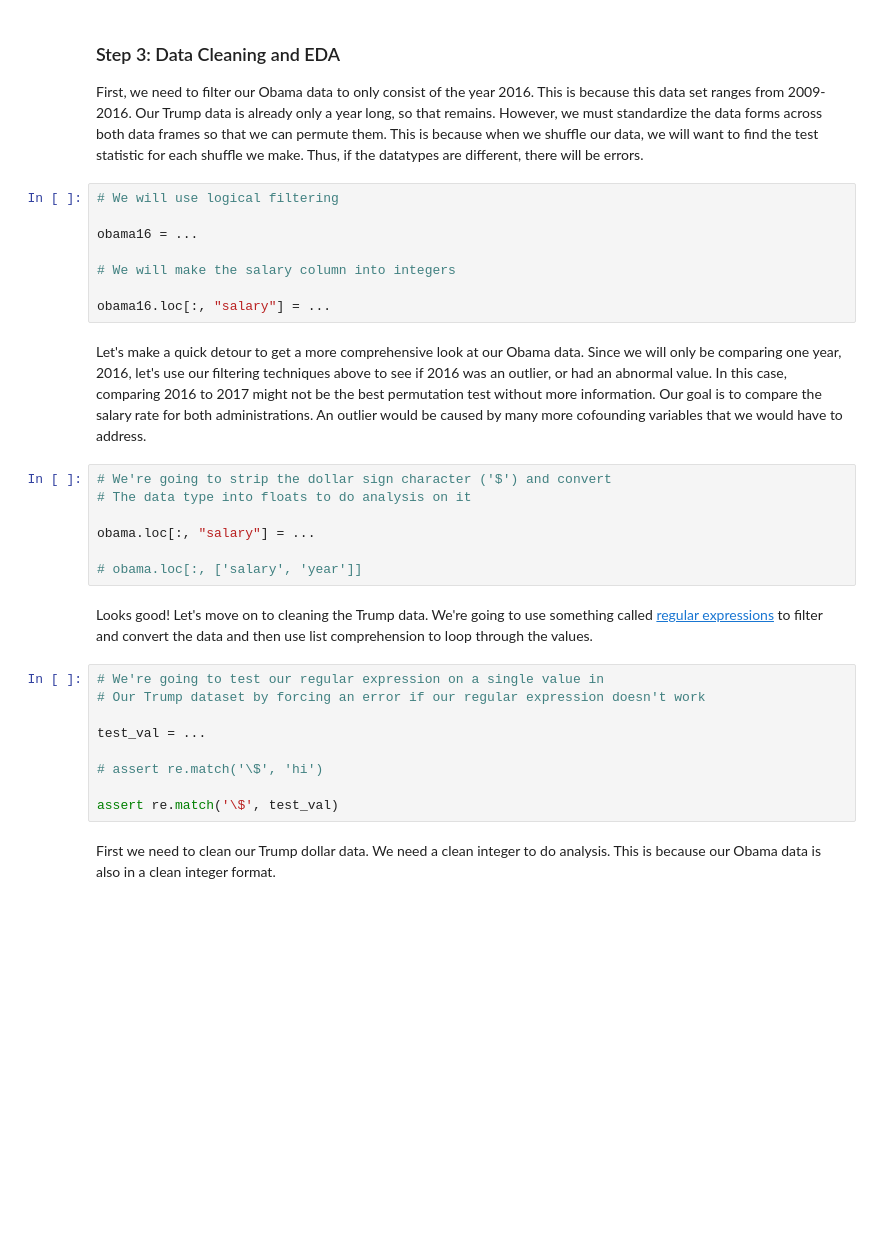
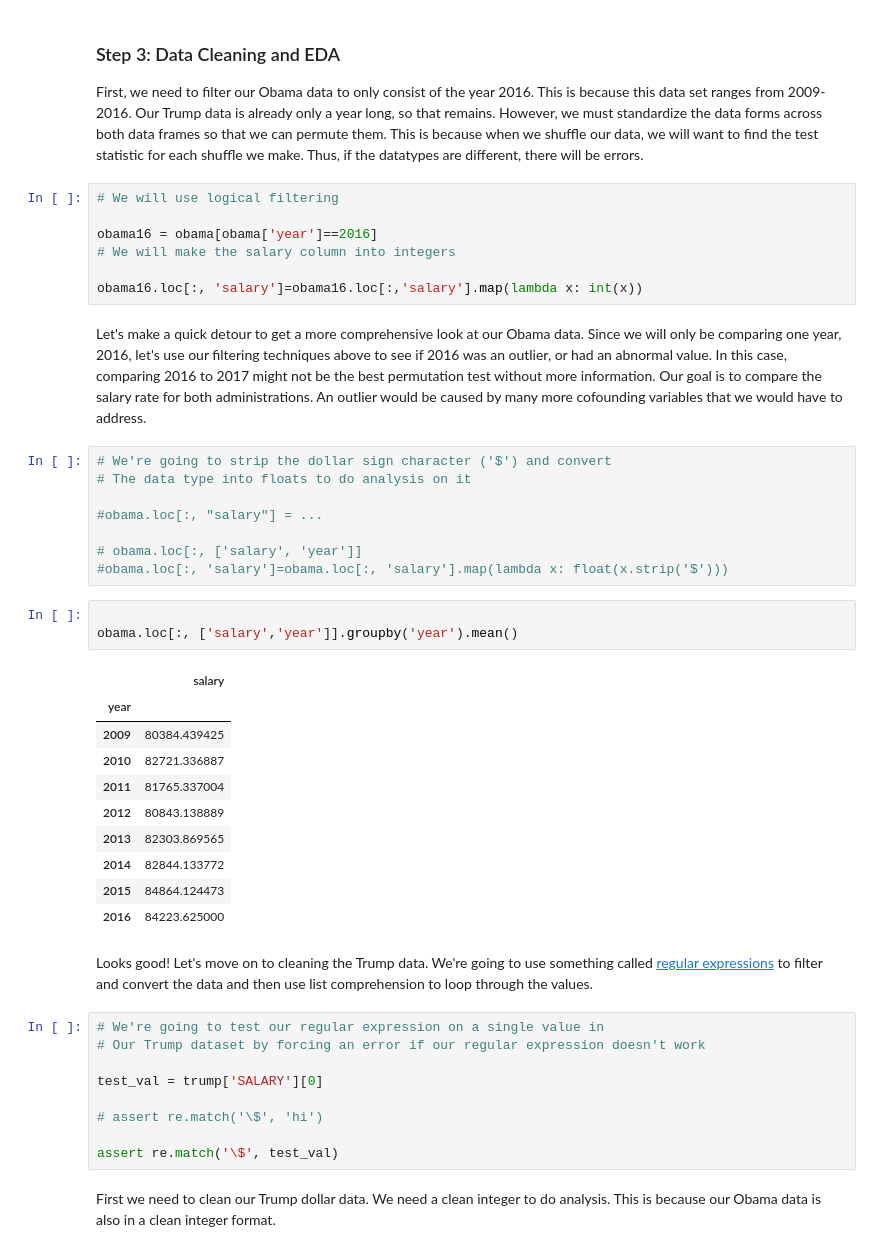
Before and after one commit to dsiufl/Python-Workshops, a Jupyter notebook: Practical Data 0.1 (Python)/Practical Data Science WS - STUDENT.ipynb, the cells around one changed output. Drawn from its saved outputs; the diff is of its cells as text; blank space fills up the shorter version.

```diff
--- a/Practical Data 0.1 (Python)/Practical Data Science WS - STUDENT.ipynb
+++ b/Practical Data 0.1 (Python)/Practical Data Science WS - STUDENT.ipynb
@@ -38,27 +38,41 @@ First, we need to filter our Obama data to only consist of the year 2016. This i
 # %%
 # We will use logical filtering
 
-obama16 = ...
-
+obama16 = obama[obama['year']==2016]
 # We will make the salary column into integers
 
-obama16.loc[:, "salary"] = ...
+obama16.loc[:, 'salary']=obama16.loc[:,'salary'].map(lambda x: int(x))
 # %% [markdown]
 Let's make a quick detour to get a more comprehensive look at our Obama data. Since we will only be comparing one year, 2016, let's use our filtering techniques above to see if 2016 was an outlier, or had an abnormal value. In this case, comparing 2016 to 2017 might not be the best permutation test without more information. Our goal is to compare the salary rate for both administrations. An outlier would be caused by many more cofounding variables that we would have to address.
 # %%
 # We're going to strip the dollar sign character ('$') and convert
 # The data type into floats to do analysis on it
 
-obama.loc[:, "salary"] = ...
+#obama.loc[:, "salary"] = ...
 
 # obama.loc[:, ['salary', 'year']]
+#obama.loc[:, 'salary']=obama.loc[:, 'salary'].map(lambda x: float(x.strip('$')))
+# %%
+
+obama.loc[:, ['salary','year']].groupby('year').mean()
+# %% [output]
+|  | salary |
+| year |  |
+| 2009 | 80384.439425 |
+| 2010 | 82721.336887 |
+| 2011 | 81765.337004 |
+| 2012 | 80843.138889 |
+| 2013 | 82303.869565 |
+| 2014 | 82844.133772 |
+| 2015 | 84864.124473 |
+| 2016 | 84223.625000 |
 # %% [markdown]
 Looks good! Let's move on to cleaning the Trump data. We're going to use something called [regular expressions](https://docs.python.org/3/howto/regex.html) to filter and convert the data and then use list comprehension to loop through the values.
 # %%
 # We're going to test our regular expression on a single value in
 # Our Trump dataset by forcing an error if our regular expression doesn't work
 
-test_val = ...
+test_val = trump['SALARY'][0]
 
 # assert re.match('\$', 'hi')
 
```
Also changed, not shown: parts of 9 cells of this notebook, 10 other files.
